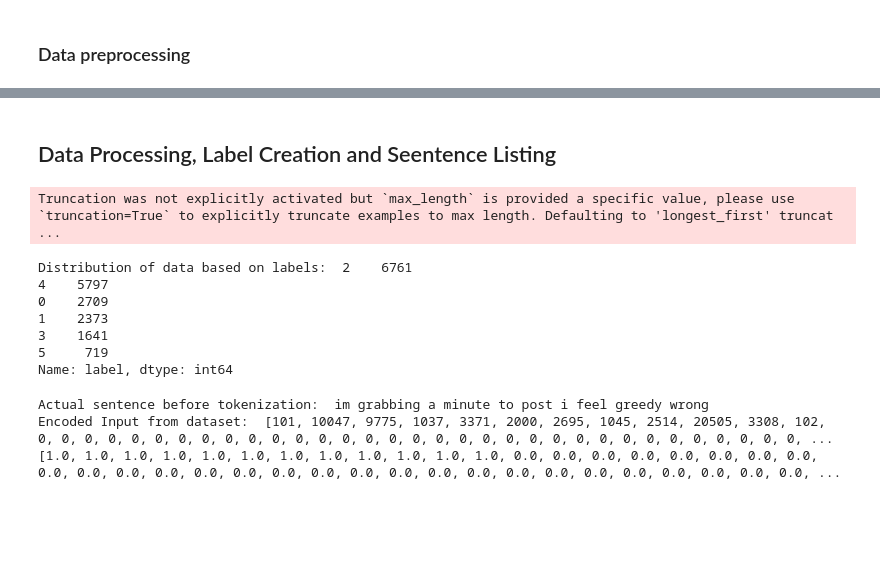
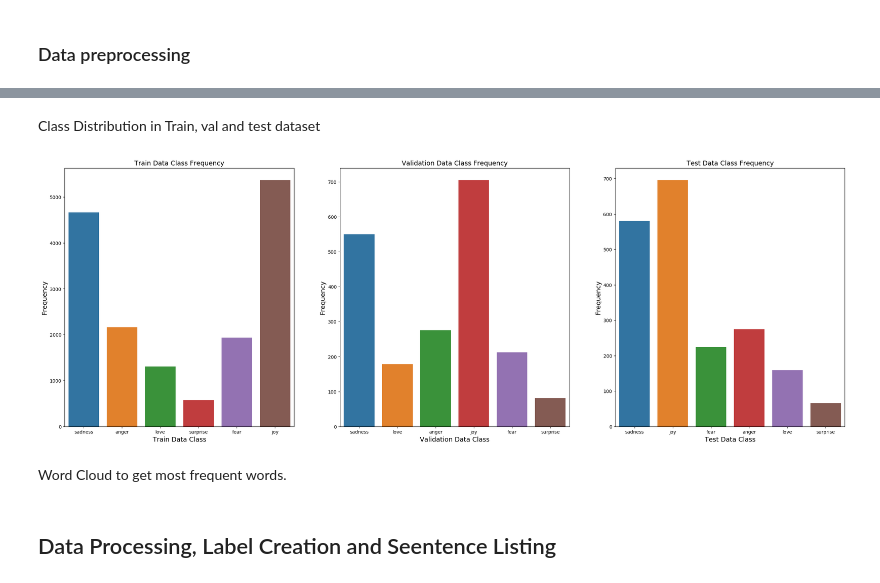
Before and after one commit to Ashleshk/Emotion-Sentiment-Classification-of-Product-Reviews-on-Twitter, a Jupyter notebook: Classify Emotions in text with BERT.ipynb, the cells around one changed output, grey strips where cells are left out. Drawn from its saved outputs; the diff is of its cells as text; code cells hidden in the pictures; blank space fills up the shorter version.

```diff
--- a/Classify Emotions in text with BERT.ipynb
+++ b/Classify Emotions in text with BERT.ipynb
@@ -83,0 +128,5 @@ print(labe)
+# %%
+train_data = pd.read_csv('emotions-dataset-for-nlp/train.txt', names=['text', 'emotion'], sep=';')
+val_data = pd.read_csv('emotions-dataset-for-nlp/val.txt', names=['text', 'emotion'], sep=';')
+test_data = pd.read_csv('emotions-dataset-for-nlp/test.txt', names=['text', 'emotion'], sep=';')
+train_data.head()
@@ -102,0 +151,6 @@ df.rename(columns={'label_enc':'label'},inplace=True)
+# %%
+data = {'Train Data': train_data, 'Validation Data': val_data, 'Test Data': test_data}
+for temp in data:
+    print(temp)
+    print(data[temp].isnull().sum())
+    print('*'*20)
@@ -102,0 +173,15 @@ df.rename(columns={'label_enc':'label'},inplace=True)
+# %% [markdown]
+Class Distribution in Train, val and test dataset
+# %%
+bar, ax = plt.subplots(1,3, figsize=(30, 10))
+for index, temp in enumerate(data):
+    sns.countplot(ax = ax[index],x = 'emotion', data = data[temp])
+    ax[index].set_title(temp+' Class Frequency', size=14)
+    ax[index].set_ylabel('Frequency', size=14)
+    ax[index].set_xlabel(temp+' Class', size=14)
+
+plt.show()
+# %% [output]
+[figure, added]
+# %% [markdown]
+Word Cloud to get most frequent words.
@@ -103,37 +200,2 @@ df.rename(columns={'label_enc':'label'},inplace=True)
 # %% [markdown]
 ## Data Processing, Label Creation and Seentence Listing
-# %%
-sentences = df.sentence.values
-
-#check distribution of data based on labels
-print("Distribution of data based on labels: ",df.label.value_counts())
-
-# Set the maximum sequence length. The longest sequence in our training set is 47, but we'll leave room on the end anyway.
-# In the original paper, the authors used a length of 512.
-MAX_LEN = 256
-
-## Import BERT tokenizer, that is used to convert our text into tokens that corresponds to BERT library
-tokenizer = BertTokenizer.from_pretrained('bert-base-uncased',do_lower_case=True)
-input_ids = [tokenizer.encode(sent, add_special_tokens=True,max_length=MAX_LEN,pad_to_max_length=True) for sent in sentences]
-labels = df.label.values
-
-print("Actual sentence before tokenization: ",sentences[2])
-print("Encoded Input from dataset: ",input_ids[2])
-
-## Create attention mask
-attention_masks = []
-## Create a mask of 1 for all input tokens and 0 for all padding tokens
-attention_masks = [[float(i>0) for i in seq] for seq in input_ids]
-print(attention_masks[2])
-# %% [output]
-Truncation was not explicitly activated but `max_length` is provided a specific value, please use `truncation=True` to explicitly truncate examples to max length. Defaulting to 'longest_first' truncat ...
-Distribution of data based on labels:  2    6761
-4    5797
-0    2709
-1    2373
-3    1641
-5     719
-Name: label, dtype: int64
-Actual sentence before tokenization:  im grabbing a minute to post i feel greedy wrong
-Encoded Input from dataset:  [101, 10047, 9775, 1037, 3371, 2000, 2695, 1045, 2514, 20505, 3308, 102, 0, 0, 0, 0, 0, 0, 0, 0, 0, 0, 0, 0, 0, 0, 0, 0, 0, 0, 0, 0, 0, 0, 0, 0, 0, 0, 0, 0, 0, 0, 0, 0, 0, ...
-[1.0, 1.0, 1.0, 1.0, 1.0, 1.0, 1.0, 1.0, 1.0, 1.0, 1.0, 1.0, 0.0, 0.0, 0.0, 0.0, 0.0, 0.0, 0.0, 0.0, 0.0, 0.0, 0.0, 0.0, 0.0, 0.0, 0.0, 0.0, 0.0, 0.0, 0.0, 0.0, 0.0, 0.0, 0.0, 0.0, 0.0, 0.0, 0.0, 0.0, ...
```
Also changed, not shown: parts of 52 cells of this notebook.
